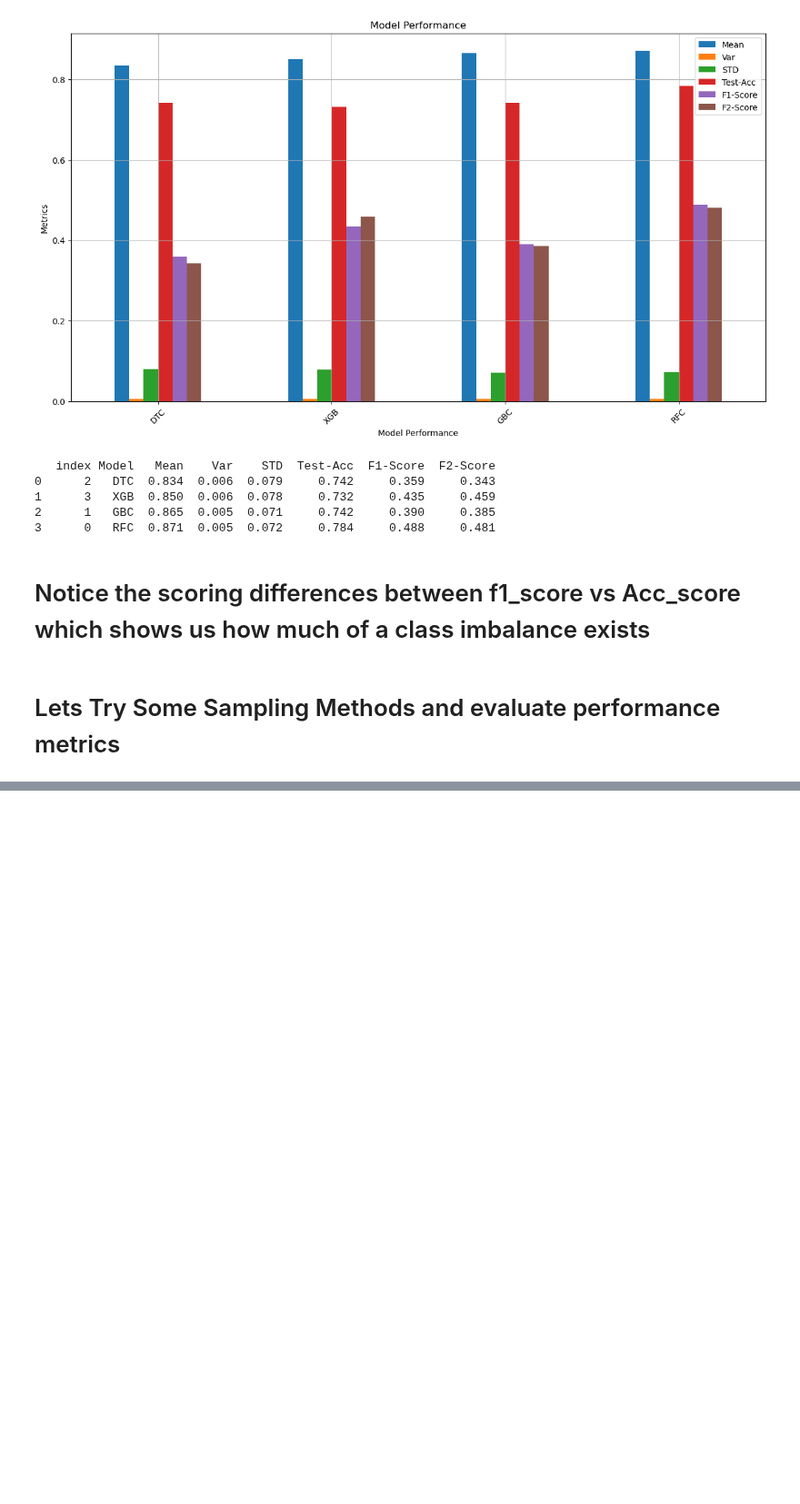
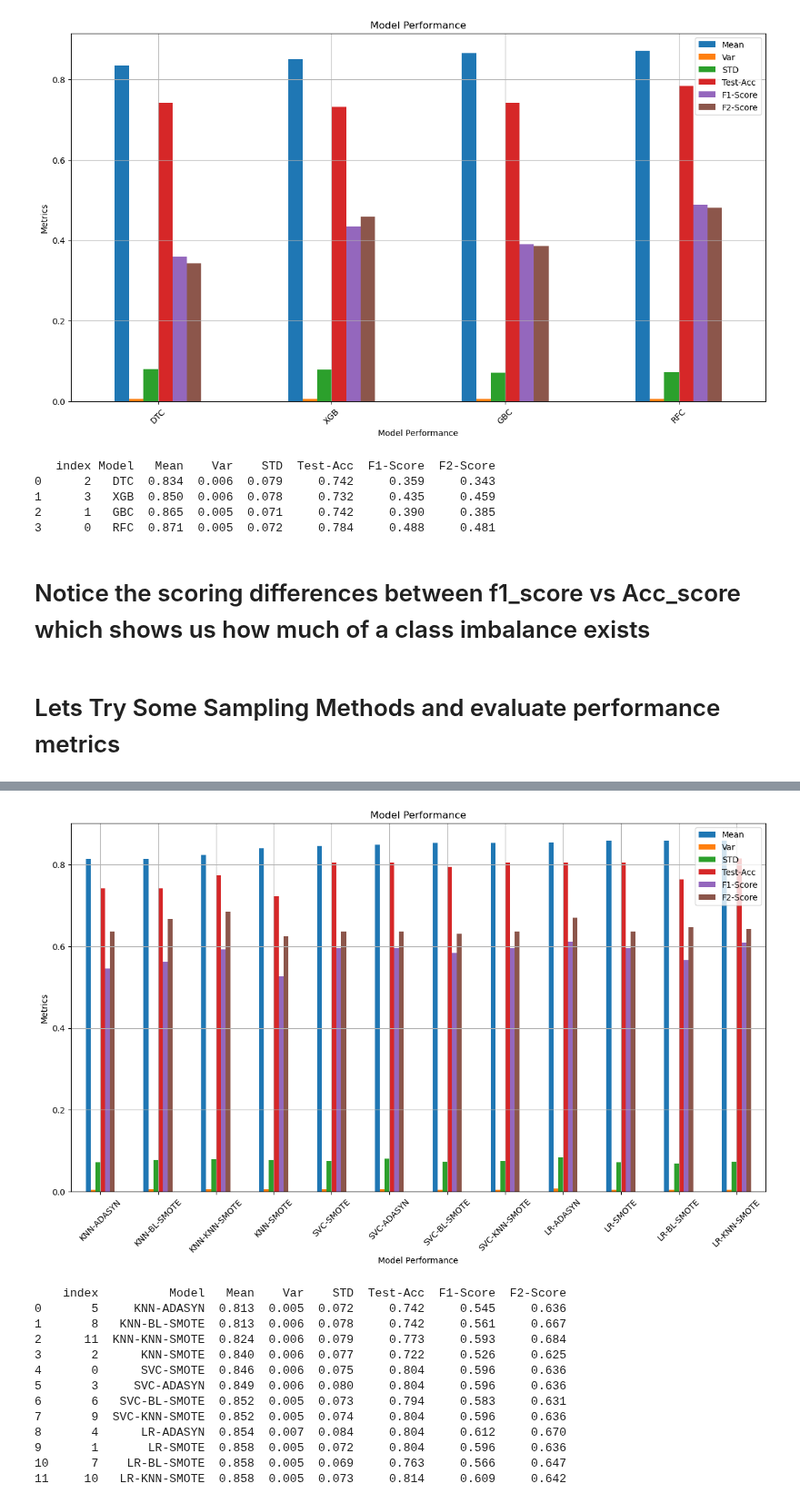
Before and after one commit to MaukanMir/Prostate-Cancer-Classification, a Jupyter notebook: training.ipynb, the cells around one changed output, grey strips where cells are left out. Shown at 91% size. Drawn from its saved outputs; the diff is of its cells as text; code cells hidden in the pictures; blank space fills up the shorter version.

```diff
--- a/training.ipynb
+++ b/training.ipynb
@@ -347,0 +408,25 @@ test_selected_models(model_names, models, X, y, acc_metric)
+# %%
+test_selected_sampling_models(
+  sampling_model_names,
+  sampling_models,
+  model_names,
+  models,
+  X,
+  y,
+  acc_metric
+  )
+# %% [output]
+[figure, added]
+    index          Model   Mean    Var    STD  Test-Acc  F1-Score  F2-Score
+0       5     KNN-ADASYN  0.813  0.005  0.072     0.742     0.545     0.636
+1       8   KNN-BL-SMOTE  0.813  0.006  0.078     0.742     0.561     0.667
+2      11  KNN-KNN-SMOTE  0.824  0.006  0.079     0.773     0.593     0.684
+3       2      KNN-SMOTE  0.840  0.006  0.077     0.722     0.526     0.625
+4       0      SVC-SMOTE  0.846  0.006  0.075     0.804     0.596     0.636
+5       3     SVC-ADASYN  0.849  0.006  0.080     0.804     0.596     0.636
+6       6   SVC-BL-SMOTE  0.852  0.005  0.073     0.794     0.583     0.631
+7       9  SVC-KNN-SMOTE  0.852  0.005  0.074     0.804     0.596     0.636
+8       4      LR-ADASYN  0.854  0.007  0.084     0.804     0.612     0.670
+9       1       LR-SMOTE  0.858  0.005  0.072     0.804     0.596     0.636
+10      7    LR-BL-SMOTE  0.858  0.005  0.069     0.763     0.566     0.647
+11     10   LR-KNN-SMOTE  0.858  0.005  0.073     0.814     0.609     0.642
```
Also changed, not shown: parts of 3 cells of this notebook.
